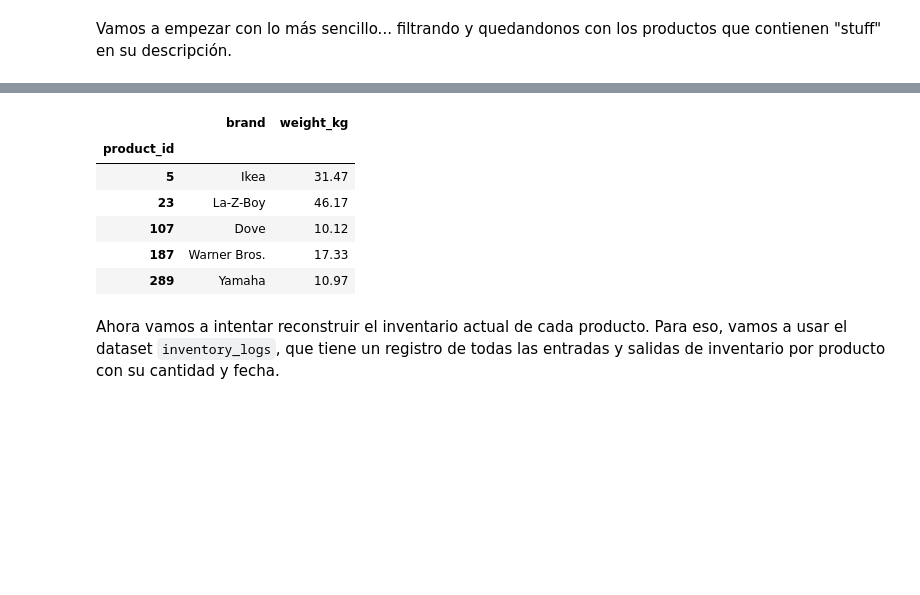
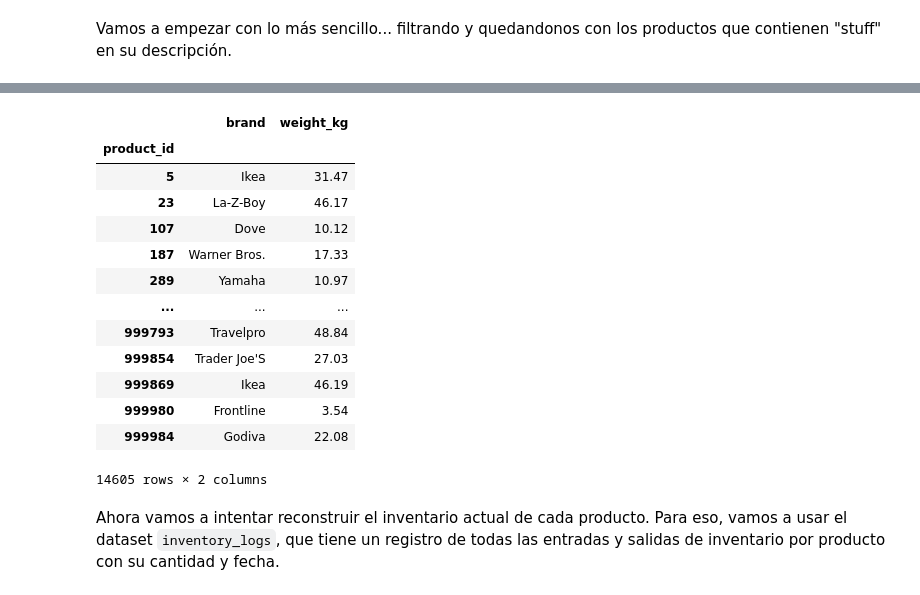
Before and after one commit to maximogismondi/cdd-martinelli, a Jupyter notebook: tps/tp1/querys/04_peso_inventario_stuff_por_marca.ipynb, the cells around one changed output, grey strips where cells are left out. Drawn from its saved outputs; the diff is of its cells as text; code cells hidden in the pictures; blank space fills up the shorter version.

```diff
--- a/tps/tp1/querys/04_peso_inventario_stuff_por_marca.ipynb
+++ b/tps/tp1/querys/04_peso_inventario_stuff_por_marca.ipynb
@@ -31,21 +31,28 @@ memory usage: 84.9+ MB
 # %%
 KEY_WORD = "stuff"
 
 REGEX_FILTER = rf"\b{KEY_WORD}\b"
 stuff_products = products_df[
     products_df["description"].str.contains(REGEX_FILTER, case=False, na=False)
 ]
 
 stuff_products = stuff_products[["brand", "weight_kg"]]
-stuff_products.head()
+stuff_products
 # %% [output]
 |  | brand | weight_kg |
 | product_id |  |  |
 | 5 | Ikea | 31.47 |
 | 23 | La-Z-Boy | 46.17 |
 | 107 | Dove | 10.12 |
 | 187 | Warner Bros. | 17.33 |
 | 289 | Yamaha | 10.97 |
+| ... | ... | ... |
+| 999793 | Travelpro | 48.84 |
+| 999854 | Trader Joe'S | 27.03 |
+| 999869 | Ikea | 46.19 |
+| 999980 | Frontline | 3.54 |
+| 999984 | Godiva | 22.08 |
+14605 rows × 2 columns
 # %% [markdown]
 Ahora vamos a intentar reconstruir el inventario actual de cada producto. Para eso, vamos a usar el dataset `inventory_logs`, que tiene un registro de todas las entradas y salidas de inventario por producto con su cantidad y fecha.
 # %%
```
Also changed, not shown: parts of 39 cells of this notebook.
